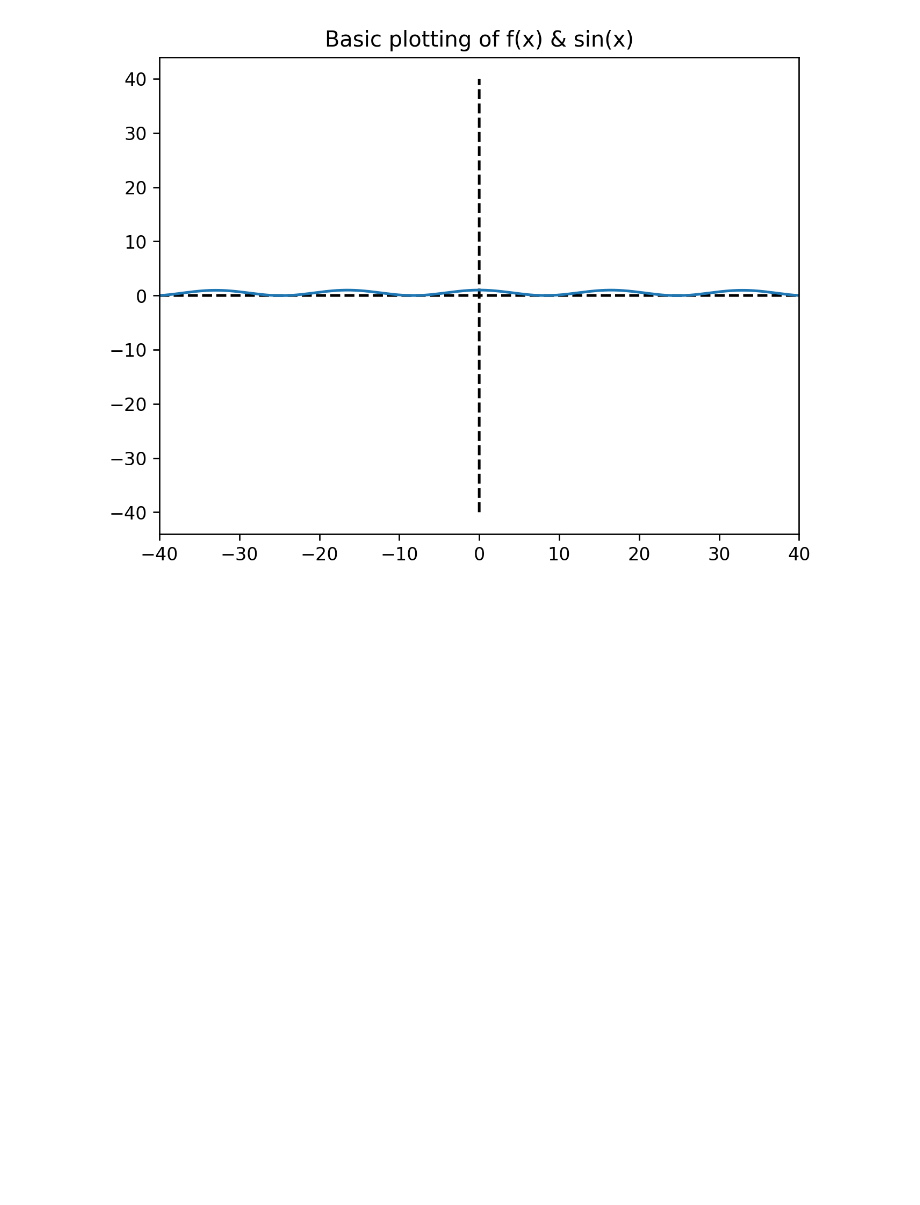
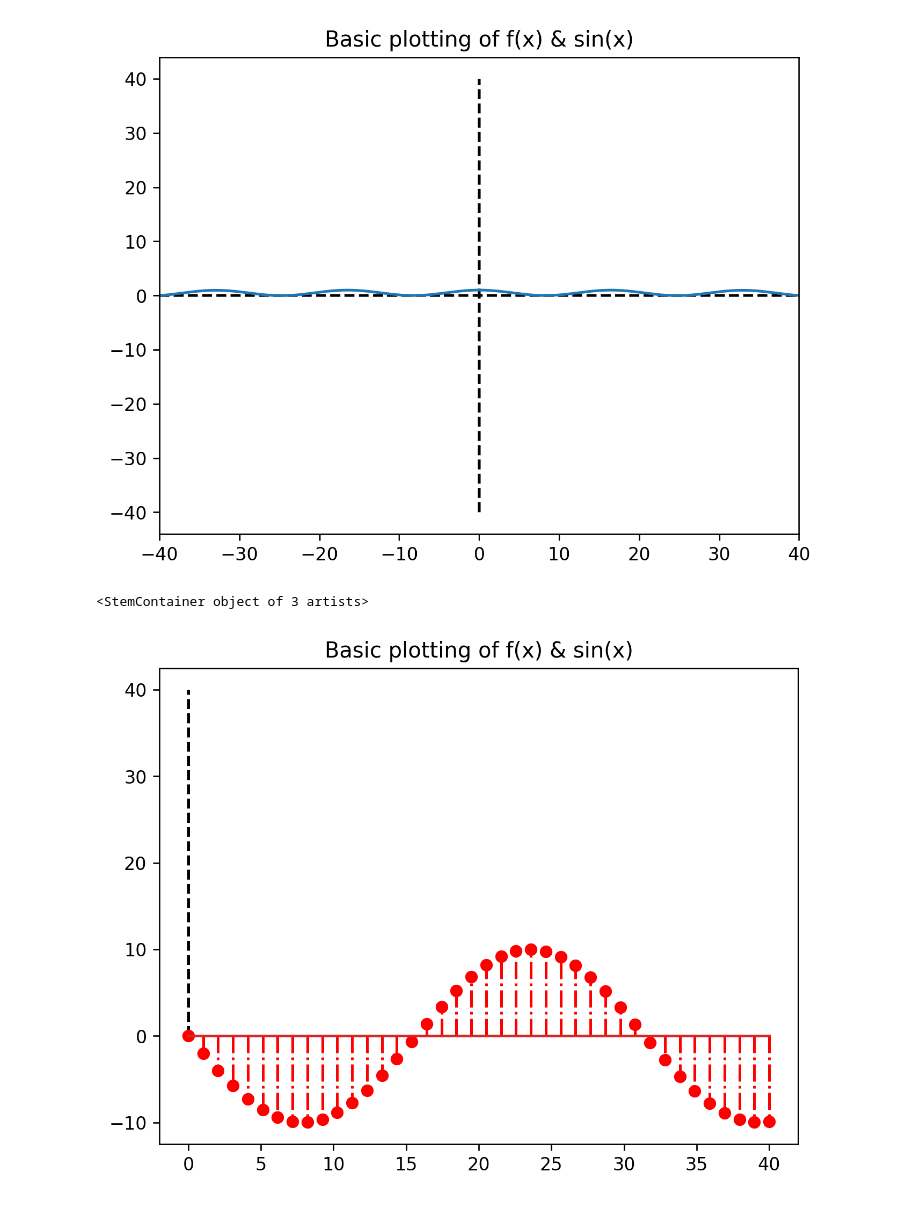
Before and after one commit to avro1199/Python-Programming, a Jupyter notebook: Random Plotting/Basic Plot.ipynb, the cells around one changed output. Cells and saved outputs as stored; diff of their text form; code cells hidden in the pictures; blank space fills up the shorter version.

```diff
--- a/Random Plotting/Basic Plot.ipynb
+++ b/Random Plotting/Basic Plot.ipynb
@@ -99,3 +99,31 @@ plt.xlim(-lim, lim)
 # %% [output]
 (-40.0, 40.0)
 [figure]
+# %%
+import numpy as np
+import matplotlib.pyplot as plt
+
+def f(x):
+    return np.sin(np.pi + 0.2 * x);
+
+# def g(x):
+#     return np.cos(10*x)
+
+lim = 50
+
+x_data = np.linspace(0, 40, 40)
+
+plt.figure(1, dpi=240)
+plt.title('Basic plotting of f(x) & sin(x)')
+plt.plot(x_data,x_data*0, 'k--')
+plt.plot(x_data*0,x_data, 'k--')
+plt.stem(x_data, 10*f(x_data), 'r-.')
+# plt.plot(x_data,(1/2*np.pi)*np.cos(4000*np.pi*x_data)*np.cos(1000*np.pi*x_data), label='f(x)')
+# plt.plot(x_data,np.cos(4000*np.pi*x_data*3), label='g(x)')
+# plt.plot(x_data,np.cos(1000*np.pi*x_data), label='f(x)*g(x)')
+# plt.plot(x_data,-f(x_data), label='-f(x)')
+
+# plt.xlim(-lim, lim)
+# %% [output]
+<StemContainer object of 3 artists>
+[figure, added]
```
Also changed, not shown: 7 other files.
